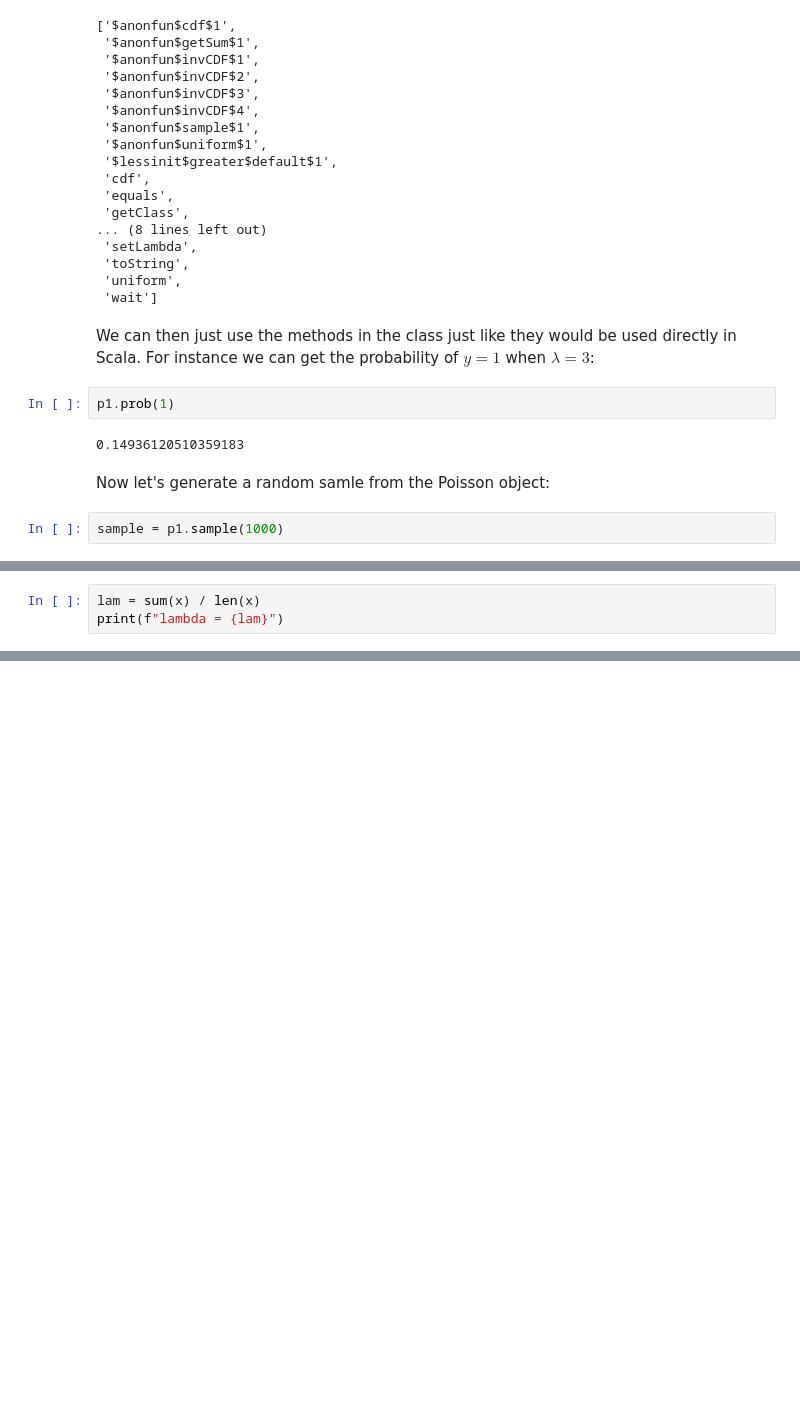
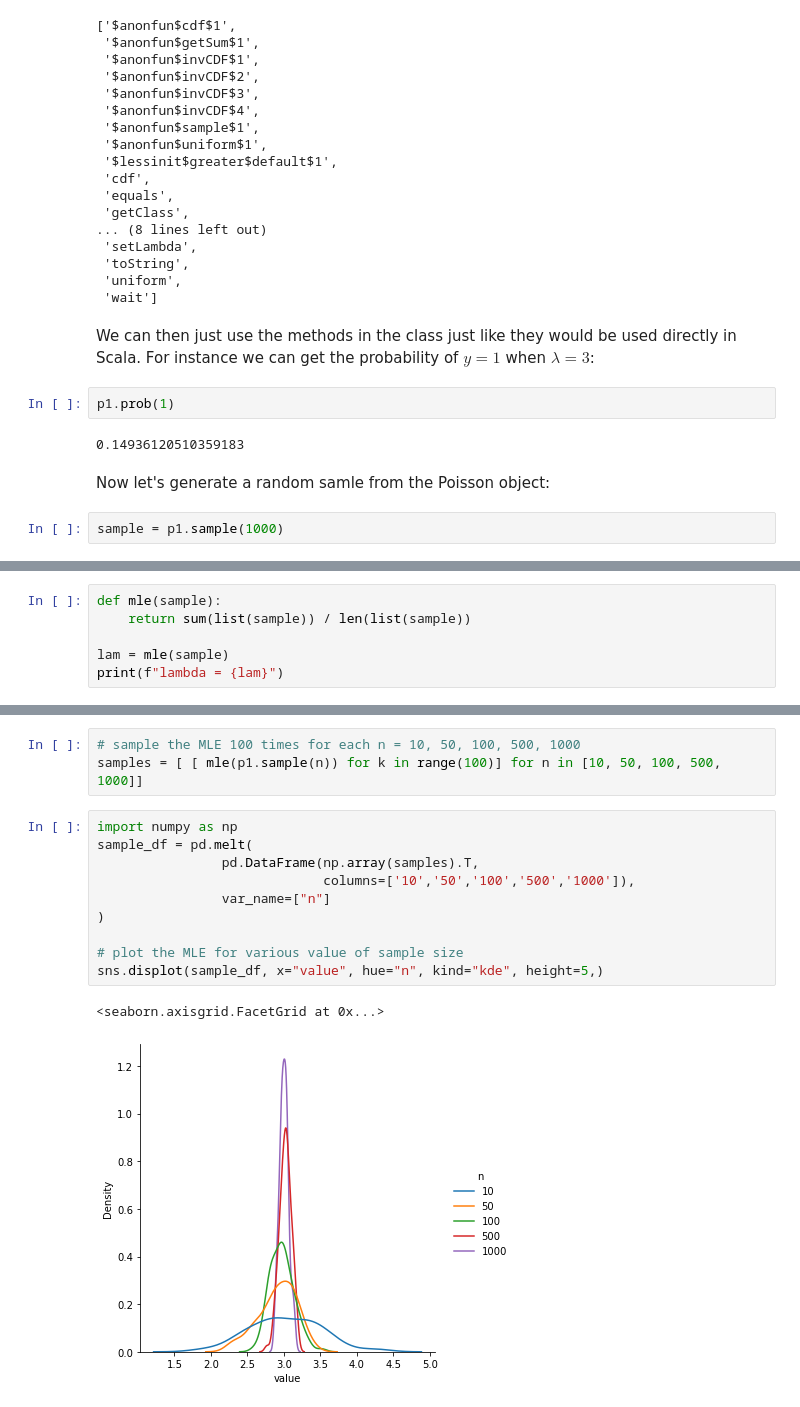
Before and after one commit to mdh266/BayesMLE, a Jupyter notebook: BayesBootstrapMLE1.ipynb, the cells around one changed output, grey strips where cells are left out. Drawn from its saved outputs; the diff is of its cells as text; blank space fills up the shorter version.

```diff
--- a/BayesBootstrapMLE1.ipynb
+++ b/BayesBootstrapMLE1.ipynb
@@ -244,3 +284,6 @@ $$ \widehat{\lambda} \, = \, \bar{x}_{n} $$
 # %%
-lam = sum(x) / len(x)
+def mle(sample):
+    return sum(list(sample)) / len(list(sample))
+
+lam = mle(sample)
 print(f"lambda = {lam}")
@@ -272,0 +301,16 @@ p.getLambda()
+# %%
+# sample the MLE 100 times for each n = 10, 50, 100, 500, 1000
+samples = [ [ mle(p1.sample(n)) for k in range(100)] for n in [10, 50, 100, 500, 1000]]
+# %%
+import numpy as np
+sample_df = pd.melt(
+                pd.DataFrame(np.array(samples).T,
+                             columns=['10','50','100','500','1000']),
+                var_name=["n"]
+)
+
+# plot the MLE for various value of sample size
+sns.displot(sample_df, x="value", hue="n", kind="kde", height=5,)
+# %% [output]
+<seaborn.axisgrid.FacetGrid at 0x...>
+[figure, added]
```
Also changed, not shown: parts of 22 cells of this notebook, 2 other files.
